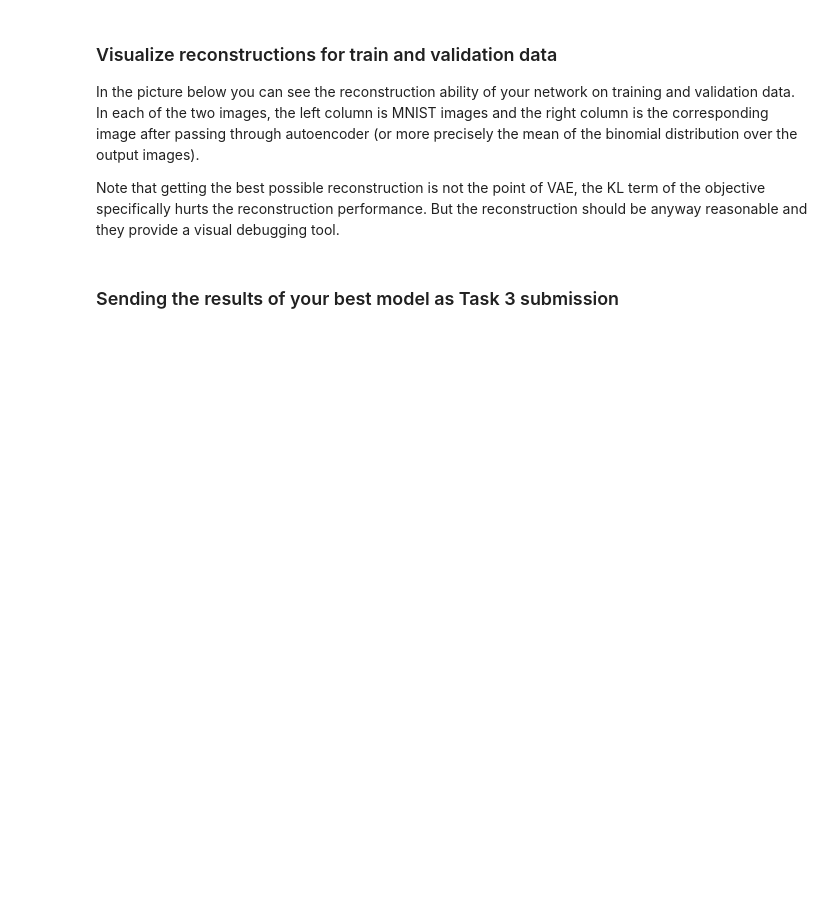
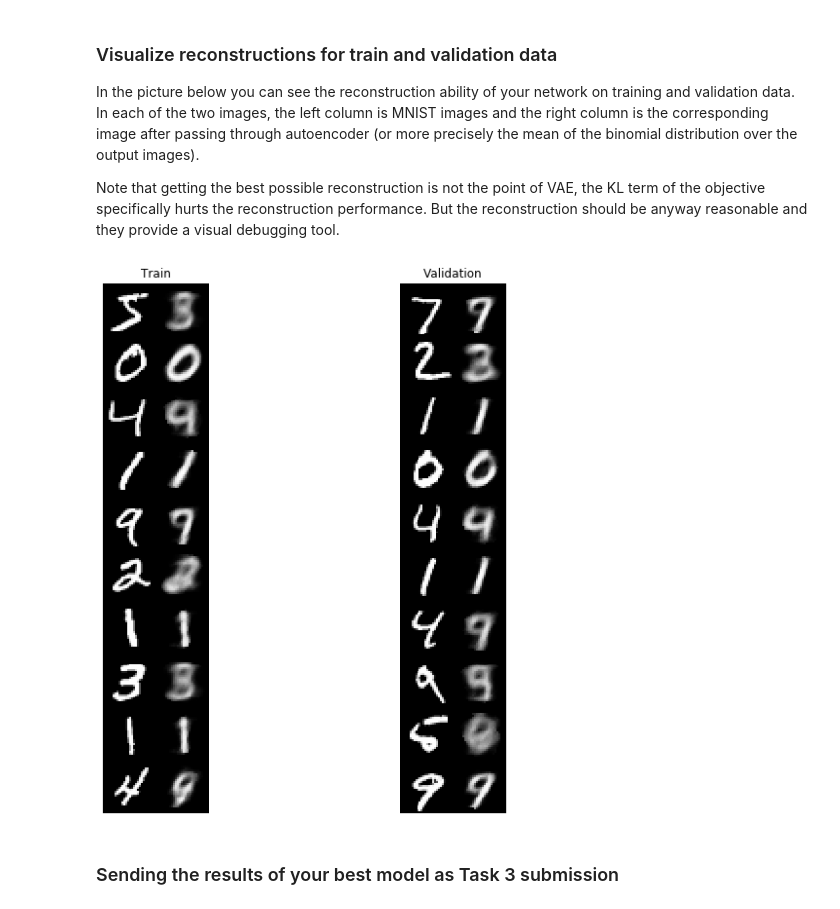
Before and after one commit to Schanoblanc/bayesian-methods-for-ml, a Jupyter notebook: week5/vae_assignment.ipynb, the cells around one changed output. Drawn from its saved outputs; the diff is of its cells as text; code cells hidden in the pictures; blank space fills up the shorter version.

```diff
--- a/week5/vae_assignment.ipynb
+++ b/week5/vae_assignment.ipynb
@@ -223,16 +356,14 @@ Current answer for task 2.2 (samples var) is: 0.037234247
 ## Training the model
 # %% [markdown]
 **Task 3** Run the cells below to train the model with the default settings. Modify the parameters to get better results. Especially pay attention to the encoder/decoder architectures (e.g. using more layers, maybe making them convolutional), learning rate, and the number of epochs.
-# %%
-vae = Model(x, x_decoded_mean)
-loss = vlb_binomial(x, x_decoded_mean, t_mean, t_log_var)
 # %%
 
-vae = Model(x, x_decoded_mean)
-# Keras will provide input (x) and output (x_decoded_mean) to the function that
-# should construct loss, but since our function also depends on other
-# things (e.g. t_means), it is easier to build the loss in advance and pass
-# a function that always returns it.
-vae.compile(optimizer=keras.optimizers.RMSprop(lr=0.001), loss=lambda x, y: loss)
-# vae.compile(optimizer=keras.optimizers.RMSprop(lr=0.001), loss=lambda x,y:vlb_binomial)
-vae
+# vae = Model(x, x_decoded_mean)
+# # Keras will provide input (x) and output (x_decoded_mean) to the function that
+# # should construct loss, but since our function also depends on other
+# # things (e.g. t_means), it is easier to build the loss in advance and pass
+# # a function that always returns it.
+# # vae.compile(optimizer=keras.optimizers.RMSprop(lr=0.001), loss=keras.losses.mse)
+# vae.compile(optimizer=keras.optimizers.RMSprop(lr=0.001), loss=wrapper_loss)
+# # vae.compile(optimizer=keras.optimizers.RMSprop(lr=0.001), loss=lambda x,y:vlb_binomial)
+# vae.summary()
@@ -258,11 +385,10 @@ x_train.shape
 # %% [markdown]
 #### Train the model
 # %%
-hist = vae.fit(x=x_train, y=x_train,
+hist = myVae.fit(x=x_train, y=x_train,
                shuffle=True,
                epochs=epochs,
                batch_size=batch_size,
-               validation_data=(x_test, x_test),
-               verbose=2)
+               validation_data=(x_test, x_test))
 # %% [output]
 Epoch 1/3
@@ -278,21 +404,24 @@ Note that getting the best possible reconstruction is not the point of VAE, the
 # %%
 fig = plt.figure(figsize=(10, 10))
 for fid_idx, (data, title) in enumerate(
             zip([x_train, x_test], ['Train', 'Validation'])):
     n = 10  # figure with 10 x 2 digits
     digit_size = 28
     figure = np.zeros((digit_size * n, digit_size * 2))
-    decoded = sess.run(x_decoded_mean, feed_dict={x: data[:batch_size, :]})
+#     decoded = sess.run(x_decoded_mean, feed_dict={x: data[:batch_size, :]})
+    decoded = vae(data[:batch_size, :])
     for i in range(10):
         figure[i * digit_size: (i + 1) * digit_size,
-               :digit_size] = data[i, :].reshape(digit_size, digit_size)
+               :digit_size] = tf.reshape(data[i, :],(digit_size, digit_size))
         figure[i * digit_size: (i + 1) * digit_size,
-               digit_size:] = decoded[i, :].reshape(digit_size, digit_size)
+               digit_size:] = tf.reshape(decoded[i, :],(digit_size, digit_size))
     ax = fig.add_subplot(1, 2, fid_idx + 1)
     ax.imshow(figure, cmap='Greys_r')
     ax.set_title(title)
     ax.axis('off')
 plt.show()
+# %% [output]
+[figure, added]
 # %% [markdown]
 ### Sending the results of your best model as Task 3 submission
 # %%
```
Also changed, not shown: parts of 20 cells of this notebook, 4 other files.
